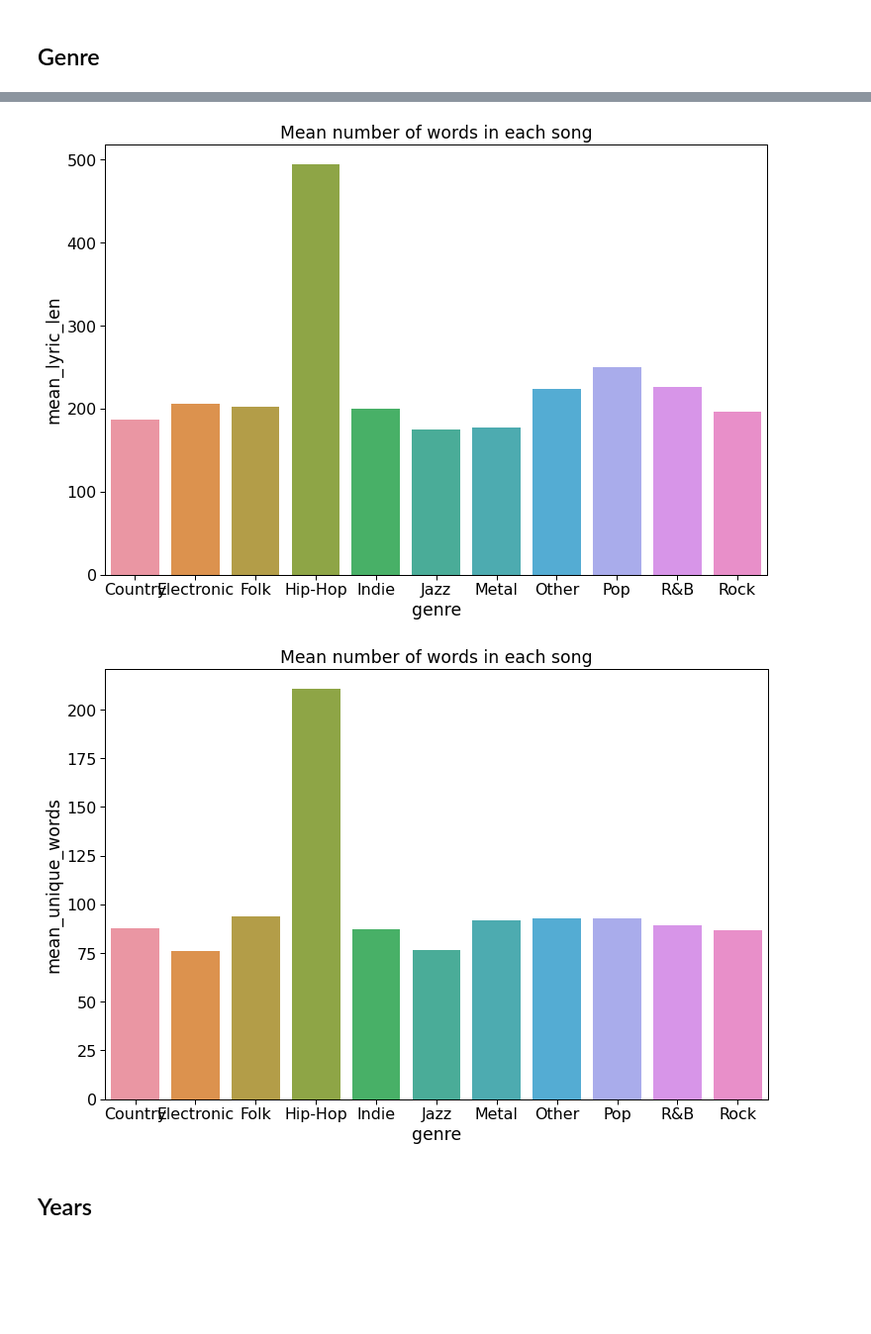
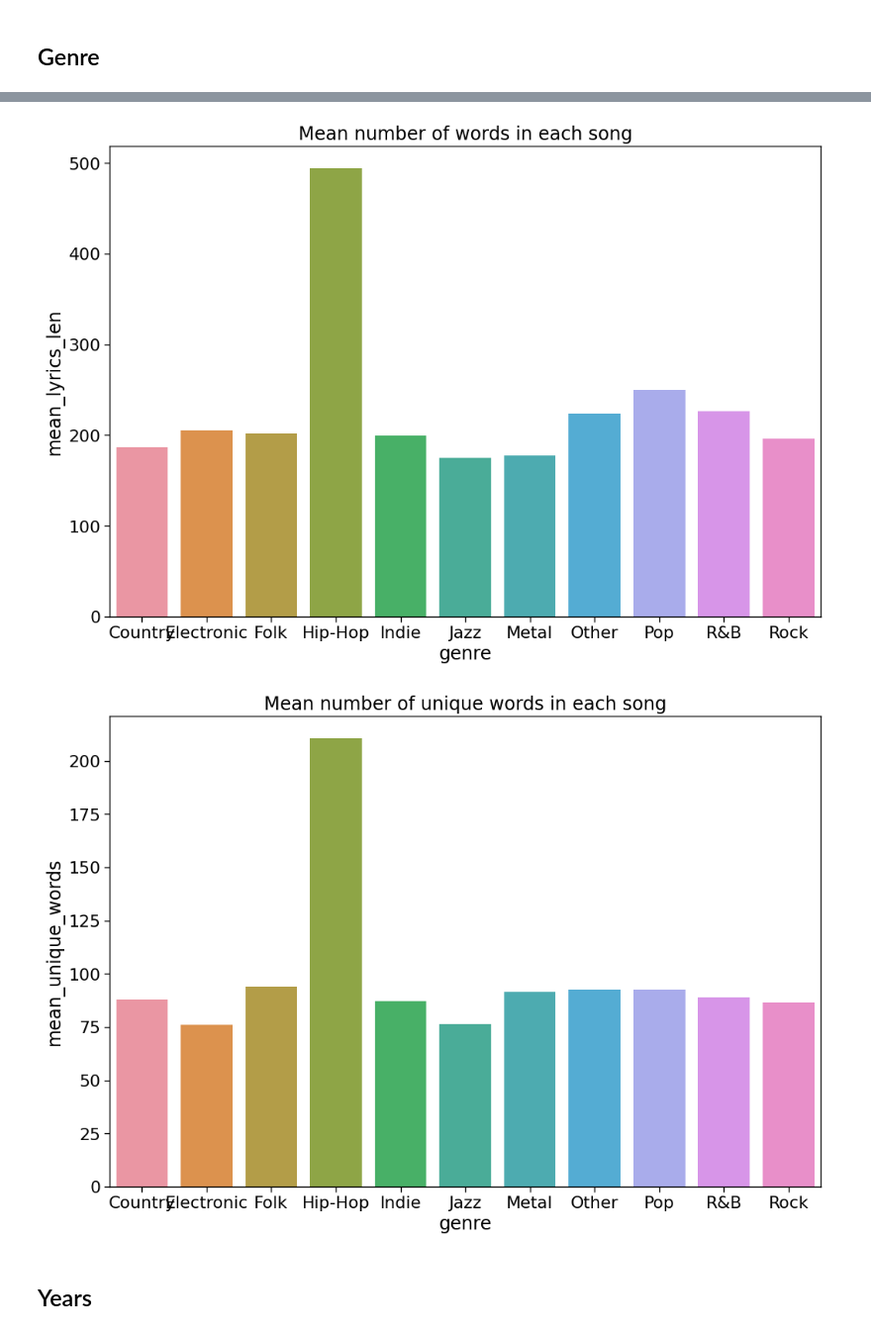
Before and after one commit to grant-TraDA/NLP-2022W, a Jupyter notebook: PROJECTS/music_genre_classification-bad/project1/code/exploratory_data_analysis.ipynb, the cells around one changed output, grey strips where cells are left out. Shown at 99% size. Cells and saved outputs as stored; diff of their text form; code cells hidden in the pictures; blank space fills up the shorter version.

```diff
--- a/PROJECTS/music_genre_classification-bad/project1/code/exploratory_data_analysis.ipynb
+++ b/PROJECTS/music_genre_classification-bad/project1/code/exploratory_data_analysis.ipynb
@@ -16,7 +14,7 @@ data = data.drop('index', axis = 1)
 for word in ['"', 'VERSE', 'verse', 'Verse', 'CHORUS', 'Chorus', 'chorus']:
     data.lyrics = data.lyrics.str.replace(word, '')
 # %%
-lyrics = data['lyrics'].str.split(" ")
+lyrics = data.lyrics.str.split(' ')
 lyrics_len = [len(l) for l in lyrics]
 unique_words = [len(np.unique([w.lower() for w in l])) for l in lyrics]
 # %%
@@ -42,8 +40,8 @@ data
 ## Genre
 # %%
 plot_data = data.groupby('genre').agg(
-    songs=('song','count'),
-    mean_lyric_len = ('lyrics_len', 'mean'),
-    mean_unique_words = ('unique_words', 'mean'))
+    songs=('song', 'count'),
+    mean_lyrics_len=('lyrics_len', 'mean'),
+    mean_unique_words=('unique_words', 'mean'))
 plot_data = plot_data.reset_index()
 # %%
@@ -55,15 +53,15 @@ plt.show()
 # %%
-ax = sns.barplot(data=plot_data, x = 'genre', y = 'mean_lyric_len')
-ax.set_title("Mean number of words in each song")
+ax = sns.barplot(data=plot_data, x='genre', y='mean_lyrics_len')
+ax.set_title('Mean number of words in each song')
 plt.show()
 # %% [output]
-[figure, old version]
+[figure, new version]
 # %%
-ax = sns.barplot(data=plot_data, x = 'genre', y = 'mean_unique_words')
-ax.set_title("Mean number of words in each song")
+ax = sns.barplot(data=plot_data, x='genre', y='mean_unique_words')
+ax.set_title('Mean number of unique words in each song')
 plt.show()
 # %% [output]
-[figure, old version]
+[figure, new version]
 # %% [markdown]
 ## Years
 # %%
```
Also changed, not shown: parts of 21 cells of this notebook.
